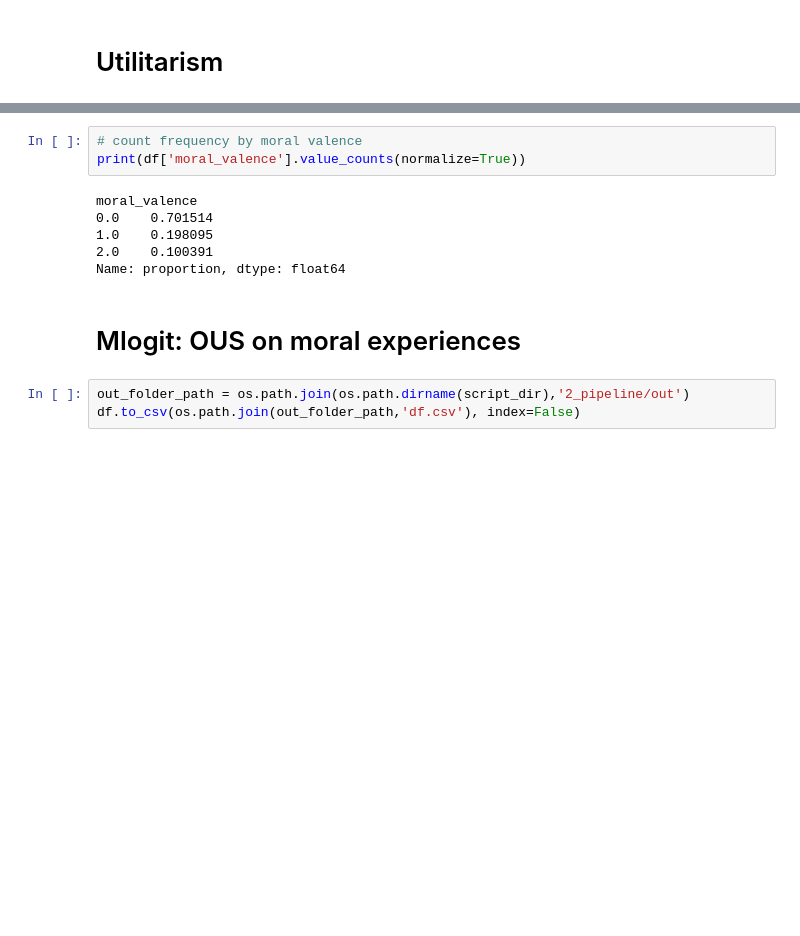
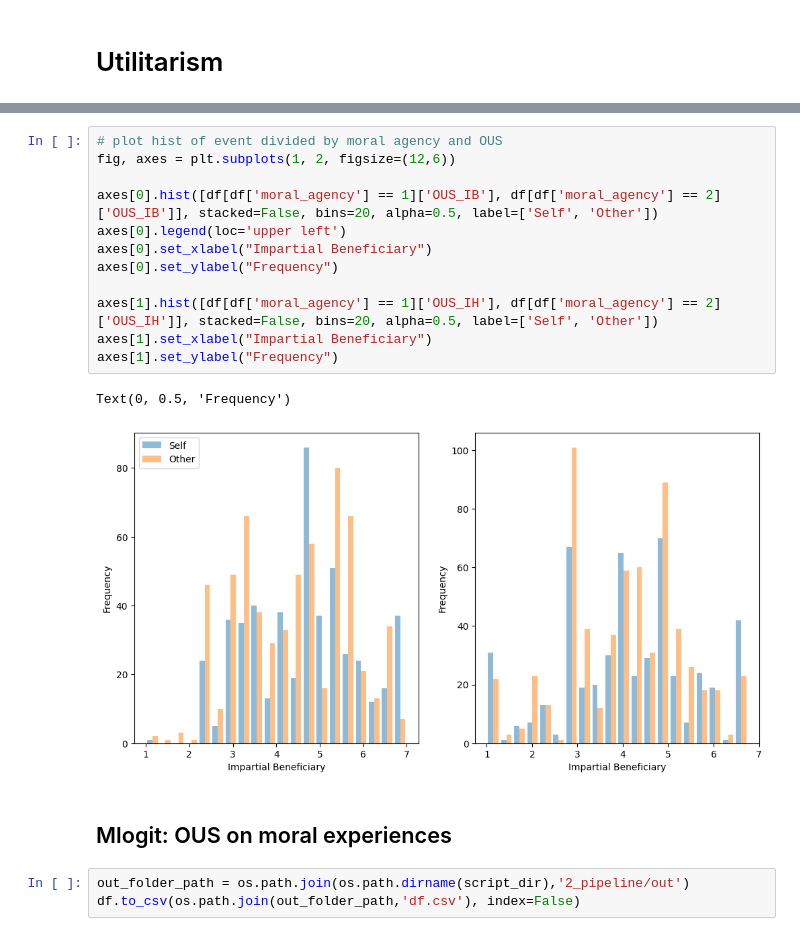
Before and after one commit to amberxuqianchen/effective-altruism, a Jupyter notebook: 1_code/descriptive.ipynb, the cells around one changed output, grey strips where cells are left out. Saved outputs shown, nothing was run; the diff lists cells and outputs as text; blank space fills up the shorter version.

```diff
--- a/1_code/descriptive.ipynb
+++ b/1_code/descriptive.ipynb
@@ -503,15 +501,21 @@ plt.show()
 [figure]
-# %%
-# count frequency by moral valence
-print(df['moral_valence'].value_counts(normalize=True))
-# %% [output]
-moral_valence
-0.0    0.701514
-1.0    0.198095
-2.0    0.100391
-Name: proportion, dtype: float64
+# %%
+# plot hist of event divided by moral agency and OUS
+fig, axes = plt.subplots(1, 2, figsize=(12,6))
+
+axes[0].hist([df[df['moral_agency'] == 1]['OUS_IB'], df[df['moral_agency'] == 2]['OUS_IB']], stacked=False, bins=20, alpha=0.5, label=['Self', 'Other'])
+axes[0].legend(loc='upper left')
+axes[0].set_xlabel("Impartial Beneficiary")
+axes[0].set_ylabel("Frequency")
+
+axes[1].hist([df[df['moral_agency'] == 1]['OUS_IH'], df[df['moral_agency'] == 2]['OUS_IH']], stacked=False, bins=20, alpha=0.5, label=['Self', 'Other'])
+axes[1].set_xlabel("Impartial Beneficiary")
+axes[1].set_ylabel("Frequency")
+# %% [output]
+Text(0, 0.5, 'Frequency')
+[figure, added]
 # %% [markdown]
-# Mlogit: OUS on moral experiences
+## Mlogit: OUS on moral experiences
 # %%
 out_folder_path = os.path.join(os.path.dirname(script_dir),'2_pipeline/out')
 df.to_csv(os.path.join(out_folder_path,'df.csv'), index=False)
```
Also changed, not shown: parts of 1 cell of this notebook, 23 other files.
